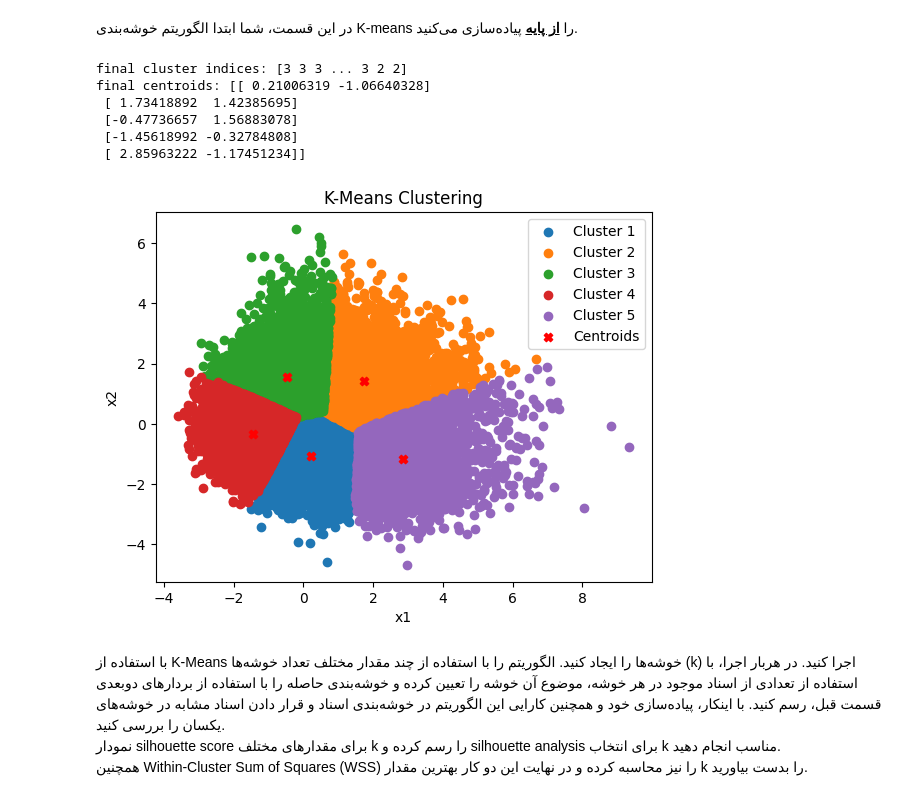
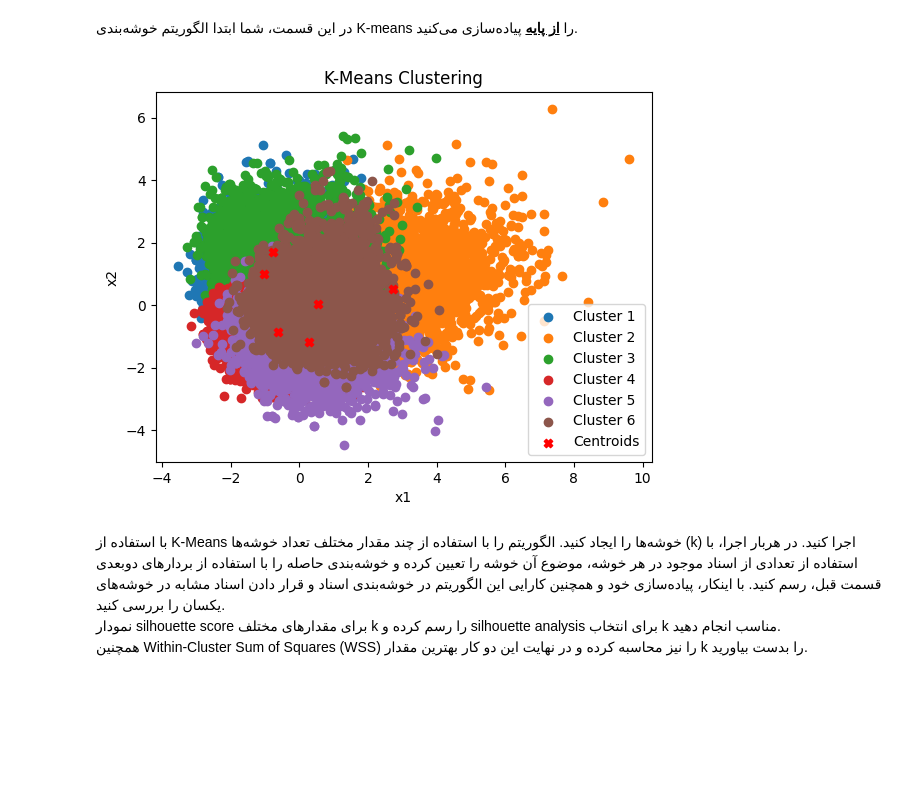
Before and after one commit to sehbeygi79/K-Means, a Jupyter notebook: k-means.ipynb, the cells around one changed output. Cells and saved outputs as stored; diff of their text form; code cells hidden in the pictures; blank space fills up the shorter version.

```diff
--- a/k-means.ipynb
+++ b/k-means.ipynb
@@ -38,32 +38,33 @@ import matplotlib.pyplot as plt
 در این بخش باید دیتا را لود کرده و در انتها فقط نام آهنگ و فیچر هایی که به نظرتان مفید است را با ذکر علتی کوتاه نگه دارید.
 </div>
 # %%
-data = pd.read_csv("datasets/spotify.csv")
-data = data.dropna()
+raw_data = pd.read_csv("datasets/spotify.csv")
+raw_data = raw_data.dropna()
 
-# merge rows with the same 'track_id' and replace numeric columns with the mean
+# merge rows with the same 'track_id'
 # replace numeric columns with the mean
 # replace non-numeric columns with the most frequent value
-# numeric_columns = data.select_dtypes(include=["number"]).columns.tolist()
-# non_numeric_columns = data.select_dtypes(exclude=["number"]).columns.tolist()
-# data = data.groupby("track_id", as_index=False).agg(
+# numeric_columns = raw_data.select_dtypes(include=["number"]).columns.tolist()
+# non_numeric_columns = raw_data.select_dtypes(exclude=["number"]).columns.tolist()
+# raw_data = raw_data.groupby("track_id", as_index=False).agg(
 #     {
 #         **{col: "mean" for col in numeric_columns},
 #         **{col: lambda x: x.mode().iloc[0] for col in non_numeric_columns},
 #     }
 # )
-
-garbage_cols = ["track_id", "track_album_id", "playlist_id", "playlist_name"]
-data = data.drop(columns=garbage_cols, axis=1)
 # %%
-non_numeric_columns = data.select_dtypes(exclude=["number"]).columns.tolist()
+garbage_cols = ["track_id", "track_album_id", "playlist_id", "playlist_name", "track_album_release_date",
+                "track_name", "track_album_name", "playlist_subgenre", "track_artist"]
+
+le_data = raw_data.copy().drop(columns=garbage_cols, axis=1)
+non_numeric_columns = le_data.select_dtypes(exclude=["number"]).columns.tolist()
+# label_encoder_dict = {}
 for col in non_numeric_columns:
     le = preprocessing.LabelEncoder()
-    data[col] = le.fit_transform(data[col])
-    if col == 'track_name':
-        track_name_le = le
-
-# data['track_name'] = track_name_le.inverse_transform(data['track_name'])
+    le_data[col] = le.fit_transform(le_data[col])
+    # if col == 'track_name':
+    #     track_name_le = le
+    # label_encoder_dict[col] = le
 # %% [markdown]
 <div dir="rtl">
 توضیح دهید که دیتای scale نشده چه مشکلی میتواند برای خوشه بندی ایجاد کند?
@@ -123,7 +124,7 @@ def reduce_dimension(embedding, n_components=None):
     return pca.transform(embedding)
 # %%
 
-normalized_data, raw_data_column_stats = standardize(data)
-latent_data = reduce_dimension(normalized_data, .2)
+normalized_data, _ = standardize(le_data)
+latent_data = reduce_dimension(normalized_data, .95)
 print(latent_data.shape)
 # %% [output]
@@ -148,7 +149,7 @@ with len= 2
 </div>
 # %%
 class KMeans:
-    def __init__(self, n_clusters, max_steps=100, random_state=None):
+    def __init__(self, n_clusters, max_steps=1000, random_state=None):
         self.n_clusters = n_clusters
         self.max_steps = max_steps
         self.random_state = random_state
@@ -199,22 +200,15 @@ class KMeans:
         plt.legend()
         plt.show()
 # %%
-n_clusters = 5
+n_clusters = 6
 kmeans = KMeans(n_clusters=n_clusters)
 final_centroids, final_cluster_indices = kmeans.fit(latent_data)
 
-print("final cluster indices:", final_cluster_indices)
-print("final centroids:", final_centroids)
-
+# print("final cluster indices:", final_cluster_indices)
+# print("final centroids:", final_centroids)
 kmeans.visualize()
 # %% [output]
-final cluster indices: [3 3 3 ... 3 2 2]
-final centroids: [[ 0.21006319 -1.06640328]
- [ 1.73418892  1.42385695]
- [-0.47736657  1.56883078]
- [-1.45618992 -0.32784808]
- [ 2.85963222 -1.17451234]]
-[figure, old version]
+[figure, new version]
 # %% [markdown]
 <div dir="rtl">
  با استفاده از K-Means خوشه‌ها را ایجاد کنید. الگوریتم را با استفاده از چند مقدار مختلف تعداد خوشه‌ها (k) اجرا کنید. در هربار اجرا، با استفاده از تعدادی از اسناد موجود در هر خوشه، موضوع آن خوشه را تعیین کرده و خوشه‌بندی حاصله را با استفاده از بردار‌های دوبعدی قسمت قبل، رسم کنید. با اینکار، پیاده‌سازی خود و همچنین کارایی این الگوریتم در خوشه‌بندی اسناد و قرار دادن اسناد مشابه در خوشه‌های یکسان را بررسی کنید.
```
Also changed, not shown: parts of 2 cells of this notebook.
